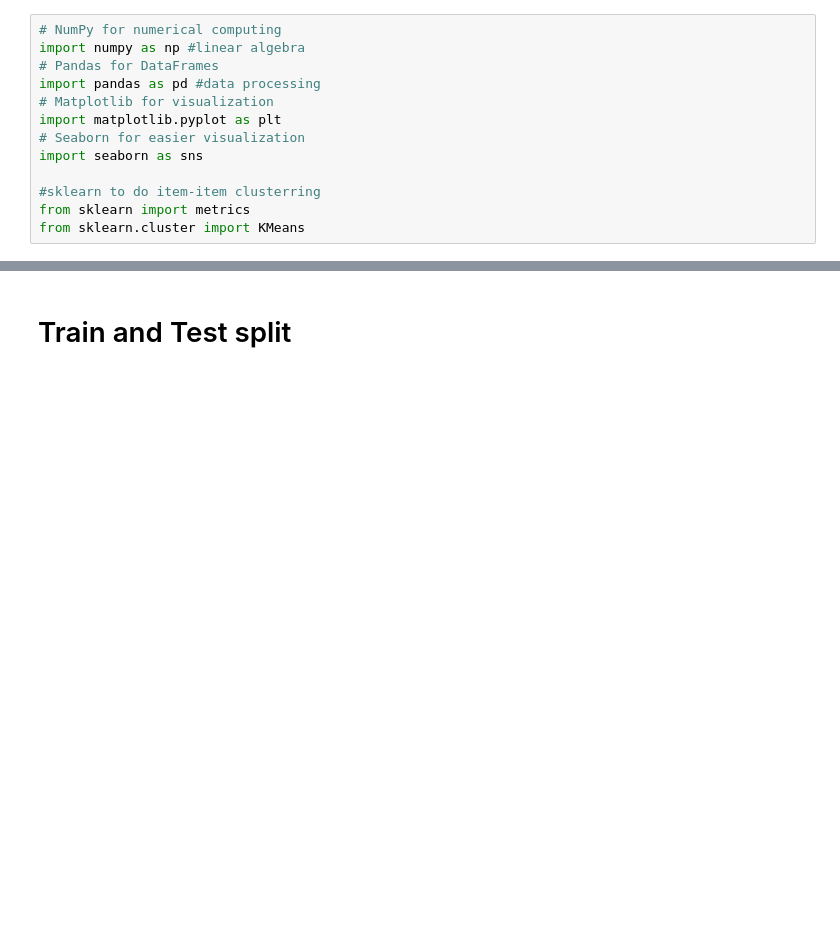
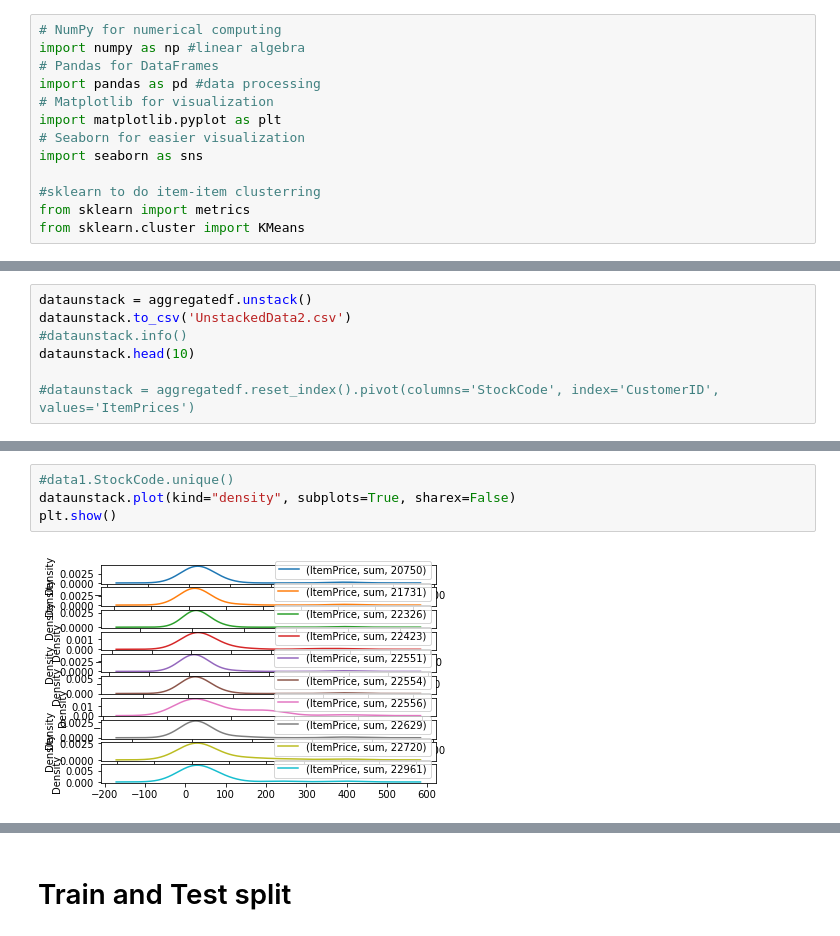
Before and after one commit to rajk11040/OnlineRetailData, a Jupyter notebook: Online Retail Data Project Raj.ipynb, the cells around one changed output, grey strips where cells are left out. Cells and saved outputs as stored; diff of their text form; blank space fills up the shorter version.

```diff
--- a/Online Retail Data Project Raj.ipynb
+++ b/Online Retail Data Project Raj.ipynb
@@ -111,0 +161,7 @@ print(test.shape)
+# %%
+dataunstack = aggregatedf.unstack()
+dataunstack.to_csv('UnstackedData2.csv')
+#dataunstack.info()
+dataunstack.head(10)
+
+#dataunstack = aggregatedf.reset_index().pivot(columns='StockCode', index='CustomerID', values='ItemPrices')
@@ -111,0 +195,6 @@ print(test.shape)
+# %%
+#data1.StockCode.unique()
+dataunstack.plot(kind="density", subplots=True, sharex=False)
+plt.show()
+# %% [output]
+[figure, added]
```
Also changed, not shown: parts of 23 cells of this notebook.
